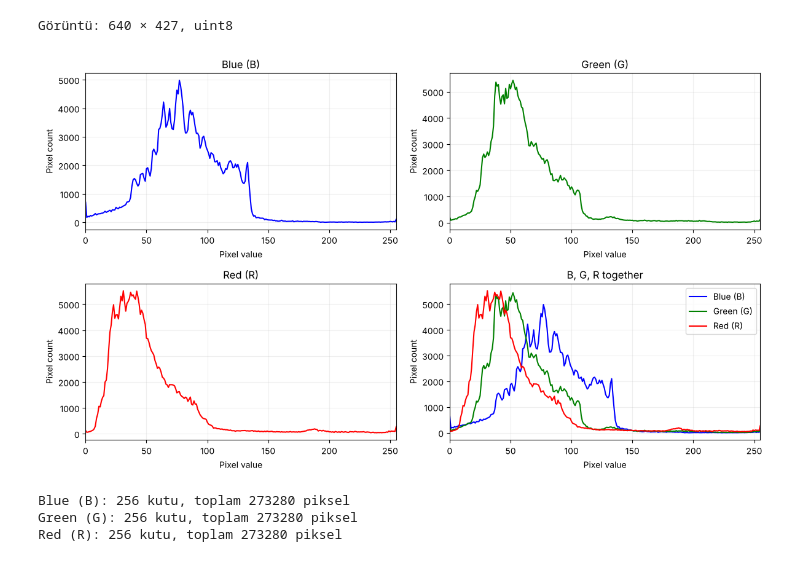
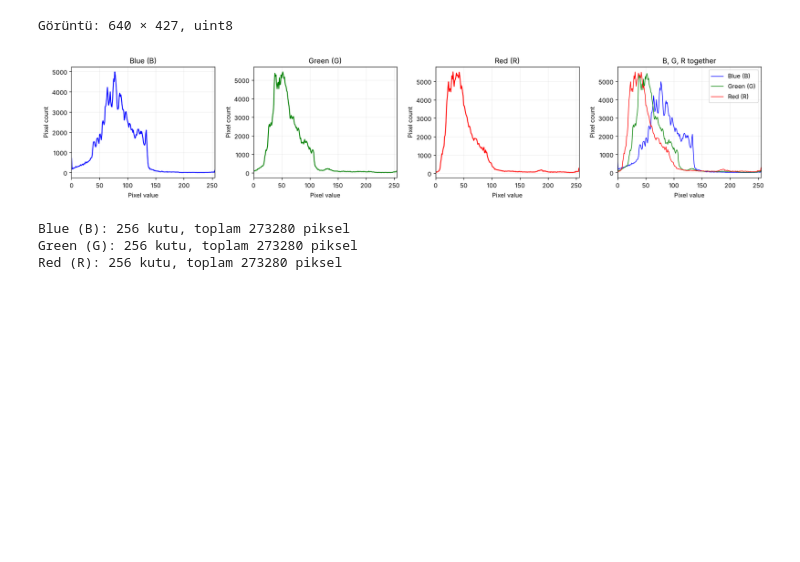
Before and after one commit to Nmertgules/DEEP, a Jupyter notebook: week5/01_color_histograms_opencv.ipynb, the cells around one changed output. Saved outputs shown, nothing was run; the diff lists cells and outputs as text; code cells hidden in the pictures; blank space fills up the shorter version.

```diff
--- a/week5/01_color_histograms_opencv.ipynb
+++ b/week5/01_color_histograms_opencv.ipynb
@@ -12,19 +12,22 @@ import cv2
 import numpy as np
 import matplotlib.pyplot as plt
 
-plt.rcParams['svg.hashsalt'] = 'week5'  # SVG içindeki kimlikler sabit; aynı girdi aynı dosyayı üretir.
+# Repodaki mevcut renkli fotoğrafı kullanıyoruz. Repo kökü, çalışma klasöründen
+# yukarı doğru aranır; böylece notebook hem repo kökünden hem de week5 içinden çalışır.
+def find_repo_root(start=None):
+    start = Path(start or Path.cwd()).resolve()
+    for folder in [start, *start.parents]:
+        if (folder / 'week4' / 'assets' / 'rocket.jpg').is_file():
+            return folder
+    raise FileNotFoundError('week4/assets/rocket.jpg bulunamadı. Repoyu bütünüyle indirin.')
 
-# Repo kökünü çalışılan klasörden yukarı doğru arayarak buluyoruz; böylece
-# notebook hem repo kökünden hem de week5 klasöründen çalışır.
-ROOT = next((p for p in [Path.cwd(), *Path.cwd().parents]
-             if (p / 'week4' / 'assets' / 'rocket.jpg').is_file()), None)
-if ROOT is None:
-    raise FileNotFoundError('week4/assets/rocket.jpg bulunamadı. Repoyu bütünüyle indirip repo içinden çalıştırın.')
+ROOT = find_repo_root()
+HERE = ROOT / 'week5'
 IMAGE = ROOT / 'week4' / 'assets' / 'rocket.jpg'
 bgr = cv2.imread(str(IMAGE), cv2.IMREAD_COLOR)
 if bgr is None:
     raise FileNotFoundError(f'Görüntü okunamadı: {IMAGE}.')
-OUT = ROOT / 'week5' / 'results'
+OUT = HERE / 'results'
 OUT.mkdir(exist_ok=True)
 channels = cv2.split(bgr)  # B, G, R
 names = ['Blue (B)', 'Green (G)', 'Red (R)']
@@ -48,24 +47,22 @@ for i, channel in enumerate(channels):
 # %%
-fig, axes = plt.subplots(2, 2, figsize=(12, 7))
-for ax, hist, name, color in zip(axes.flat, histograms, names, colors):
+fig, axes = plt.subplots(1, 4, figsize=(17, 3.6))
+for ax, hist, name, color in zip(axes, histograms, names, colors):
     ax.plot(np.arange(256), hist, color=color)
     ax.set(title=name, xlabel='Pixel value', ylabel='Pixel count', xlim=(0, 255))
     ax.grid(alpha=0.2)
-# Dördüncü grafik: üç kanal aynı eksende, karşılaştırma için.
-combined = axes.flat[3]
+# Son panel: üç kanal aynı eksende, karşılaştırma için.
 for hist, name, color in zip(histograms, names, colors):
-    combined.plot(np.arange(256), hist, color=color, label=name)
-combined.set(title='B, G, R together', xlabel='Pixel value', ylabel='Pixel count', xlim=(0, 255))
-combined.legend()
-combined.grid(alpha=0.2)
+    axes[3].plot(np.arange(256), hist, color=color, label=name, linewidth=1)
+axes[3].set(title='B, G, R together', xlabel='Pixel value', ylabel='Pixel count', xlim=(0, 255))
+axes[3].legend(); axes[3].grid(alpha=0.2)
 fig.tight_layout()
-fig.savefig(OUT / 'task1_histograms.svg', metadata={'Date': None})
+fig.savefig(OUT / 'task1_histograms.svg')
 plt.show()
 for name, hist in zip(names, histograms):
     assert int(hist.sum()) == bgr.shape[0] * bgr.shape[1]
-    print(f'{name}: {len(hist)} kutu, toplam {int(hist.sum())} piksel')
+    print(f'{name}: 256 kutu, toplam {int(hist.sum())} piksel')
 # %% [output]
-[figure, old version]
+[figure, new version]
 Blue (B): 256 kutu, toplam 273280 piksel
 Green (G): 256 kutu, toplam 273280 piksel
 Red (R): 256 kutu, toplam 273280 piksel
```
Also changed, not shown: parts of 2 cells of this notebook, 13 other files.
